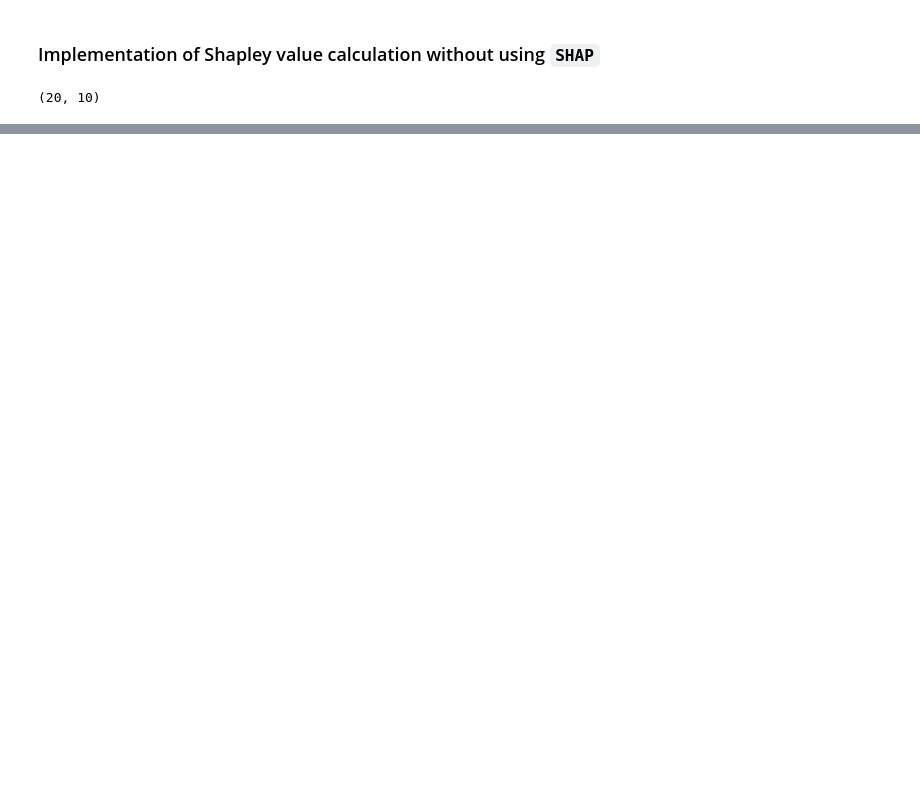
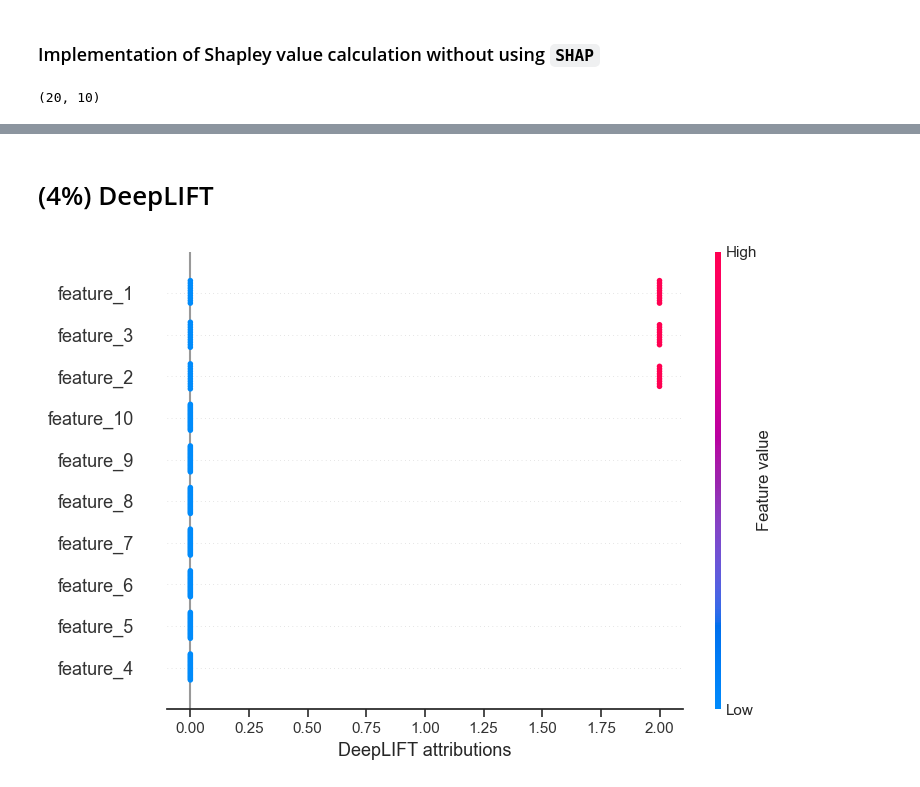
Before and after one commit to kevalpipalia/COMP565-xAI, a Jupyter notebook: COMP565_A3_xai.ipynb, the cells around one changed output, grey strips where cells are left out. Drawn from its saved outputs; the diff is of its cells as text; code cells hidden in the pictures; blank space fills up the shorter version.

Commit message:
DeepLIFT implementation

```diff
--- a/COMP565_A3_xai.ipynb
+++ b/COMP565_A3_xai.ipynb
@@ -245,0 +246,46 @@ plt.show()
+# %% [markdown]
+# (4%) DeepLIFT
+# %%
+def one_hidden_layer_nn(X, w1, w2):
+    # Forward pass
+    h1 = np.dot(X, w1)
+    h2 = np.maximum(0, h1)  # ReLU activation
+    output = np.dot(h2, w2)
+    return h1, h2, output
+# %%
+def calculate_m_delta_x_delta_y(X, w1, w2, reference):
+    # Forward pass
+    h1, h2, output = one_hidden_layer_nn(X, w1, w2)
+    reference_h1, reference_h2, reference_output = one_hidden_layer_nn(reference, w1, w2)
+    # For calculation of multipliers
+    # h1 = np.dot(X, w1) multiplier will be calculated according to the Linear Rule
+    m_delta_i_delta_h1 = w1
+    # h2 = np.maximum(0, h1) multiplier will be calculated according to the Rescale Rule
+    # For avoiding division by zero
+    small_delta = 0.00000001
+    m_delta_h1_delta_h2 = (h2 - reference_h2) / ((h1 - reference_h1)+ small_delta)
+    # output = np.dot(h2, w2) multiplier will be calculated according to the Linear Rule
+    m_delta_h2_delta_y = w2
+    return (m_delta_i_delta_h1 * m_delta_h1_delta_h2 * m_delta_h2_delta_y).sum(axis=1)
+# %%
+def deepLIFT(dataset):
+    reference_input = np.zeros((10,))
+    w1 = np.ones((10, 2))
+    w2 = np.ones((2,))
+    attributions = []
+    for i in range(dataset.shape[0]):
+        input_x = dataset[i]
+        # Setting non causal features to 0.
+        input_x[3:] = 0
+        delta_i = input_x - reference_input
+        m_delta_i_delta_y = calculate_m_delta_x_delta_y(input_x, w1, w2, reference_input)
+        attribution_delta_i_delta_y = np.multiply(delta_i, m_delta_i_delta_y)
+        attributions.append(attribution_delta_i_delta_y)
+    return np.array(attributions)
+# %%
+deeplift_attributions = deepLIFT(X_test)
+shap.summary_plot(deeplift_attributions, X_test, show=False, feature_names=test_data.columns)
+plt.xlabel("DeepLIFT attributions")
+plt.show()  # Show the plot
+# %% [output]
+[figure, added]
```
Also changed, not shown: parts of 11 cells of this notebook, 2 other files.
